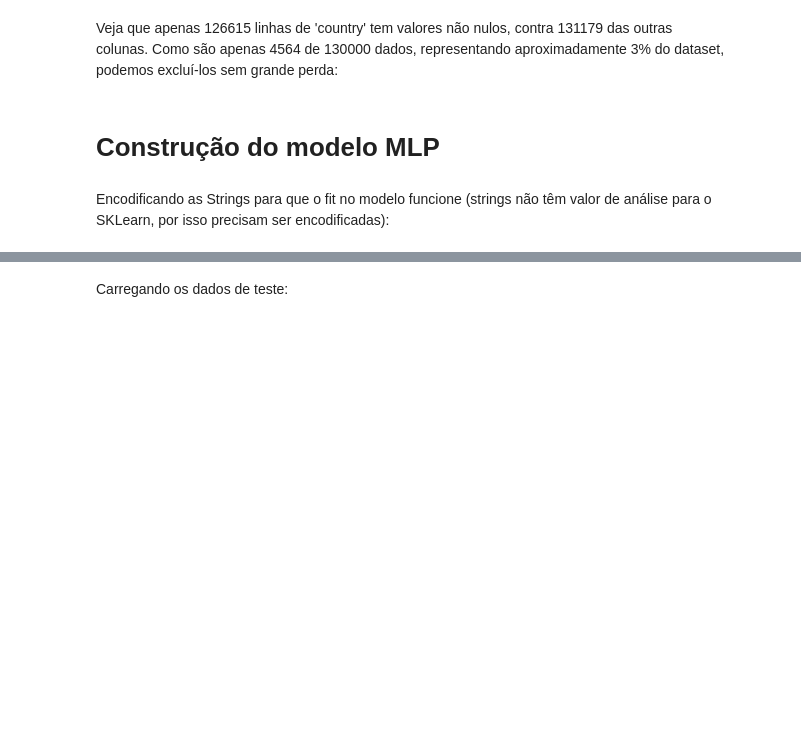
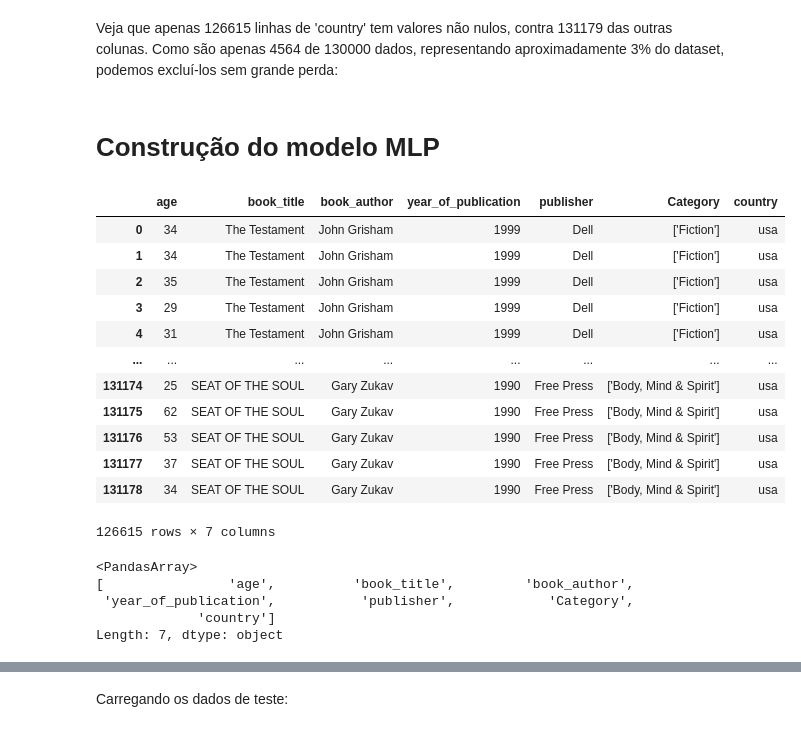
Before and after one commit to Rafa658/lab-exame, a Jupyter notebook: lab.ipynb, the cells around one changed output, grey strips where cells are left out. Drawn from its saved outputs; the diff is of its cells as text; code cells hidden in the pictures; blank space fills up the shorter version.

```diff
--- a/lab.ipynb
+++ b/lab.ipynb
@@ -98,6 +98,28 @@ df = df.dropna()
 # %%
 X_train = df.drop(['rating'], axis = 1)
 Y_train = df['rating']
-# %% [markdown]
-Encodificando as Strings para que o fit no modelo funcione (strings não têm valor de análise para o SKLearn, por isso precisam ser encodificadas):
+# %%
+X_train
+# %% [output]
+|  | age | book_title | book_author | year_of_publication | publisher | Category | country |
+| 0 | 34 | The Testament | John Grisham | 1999 | Dell | ['Fiction'] | usa |
+| 1 | 34 | The Testament | John Grisham | 1999 | Dell | ['Fiction'] | usa |
+| 2 | 35 | The Testament | John Grisham | 1999 | Dell | ['Fiction'] | usa |
+| 3 | 29 | The Testament | John Grisham | 1999 | Dell | ['Fiction'] | usa |
+| 4 | 31 | The Testament | John Grisham | 1999 | Dell | ['Fiction'] | usa |
+| ... | ... | ... | ... | ... | ... | ... | ... |
+| 131174 | 25 | SEAT OF THE SOUL | Gary Zukav | 1990 | Free Press | ['Body, Mind & Spirit'] | usa |
+| 131175 | 62 | SEAT OF THE SOUL | Gary Zukav | 1990 | Free Press | ['Body, Mind & Spirit'] | usa |
+| 131176 | 53 | SEAT OF THE SOUL | Gary Zukav | 1990 | Free Press | ['Body, Mind & Spirit'] | usa |
+| 131177 | 37 | SEAT OF THE SOUL | Gary Zukav | 1990 | Free Press | ['Body, Mind & Spirit'] | usa |
+| 131178 | 34 | SEAT OF THE SOUL | Gary Zukav | 1990 | Free Press | ['Body, Mind & Spirit'] | usa |
+126615 rows × 7 columns
+# %%
+X_train.columns.array
+# %% [output]
+<PandasArray>
+[                'age',          'book_title',         'book_author',
+ 'year_of_publication',           'publisher',            'Category',
+             'country']
+Length: 7, dtype: object
 # %%
```
Also changed, not shown: parts of 9 cells of this notebook.
